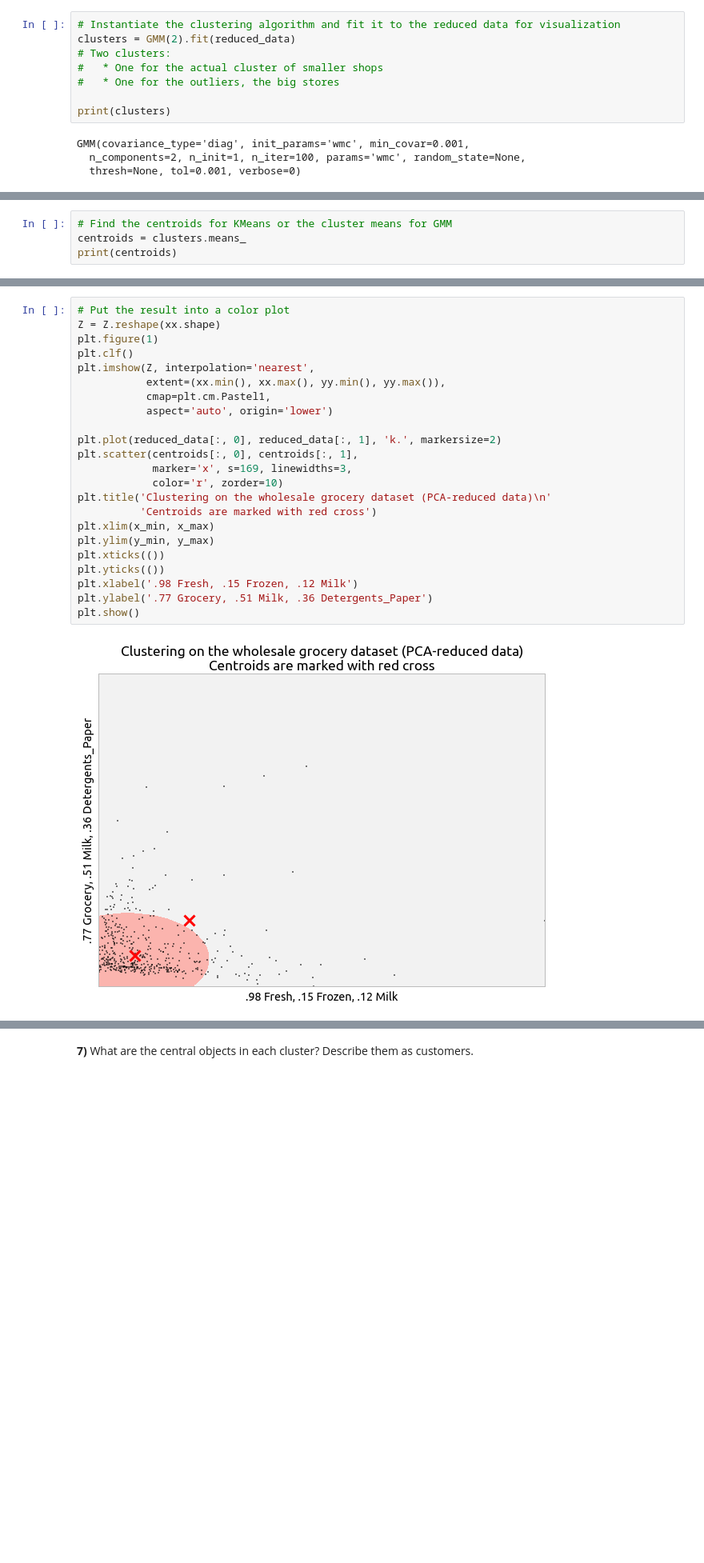
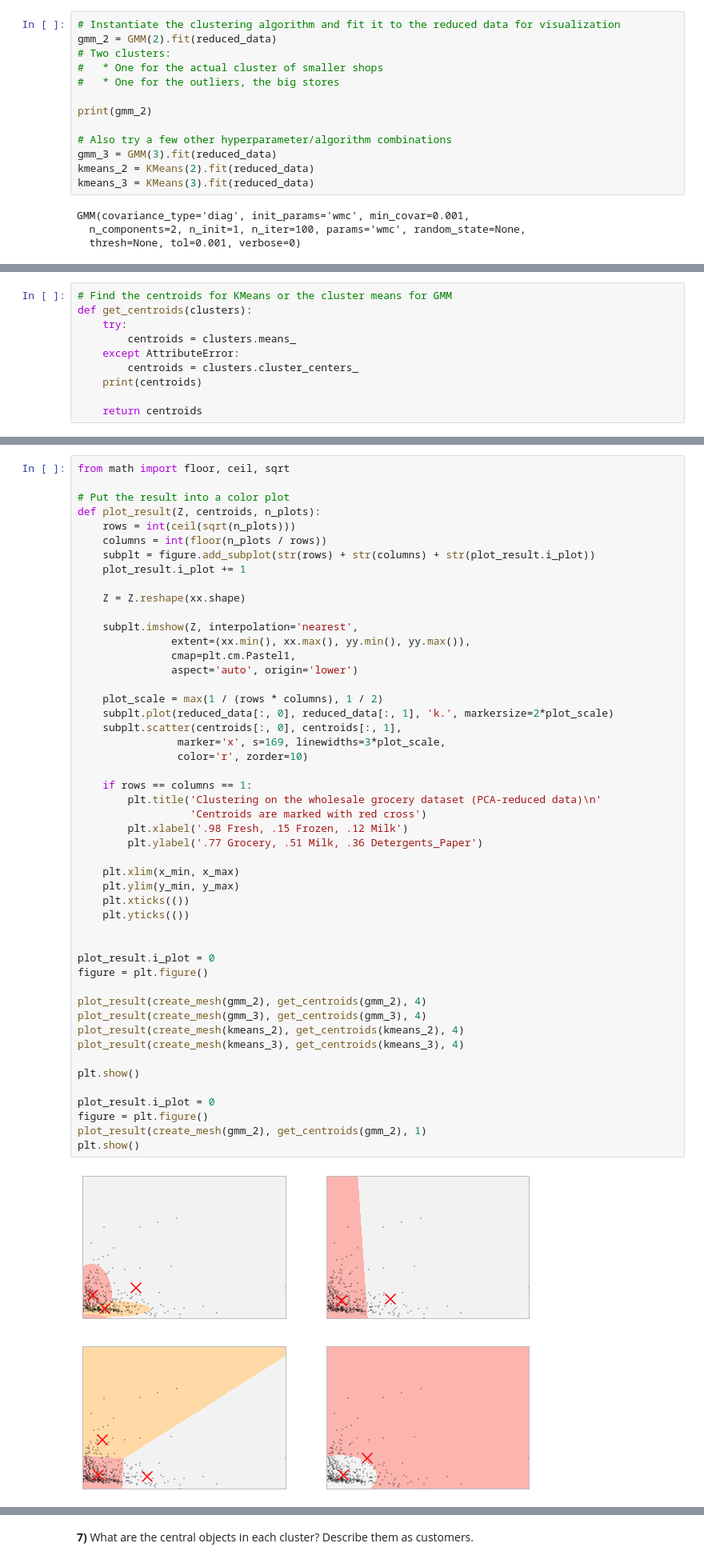
Before and after one commit to martinbede/customer-segmentation, a Jupyter notebook: customer_segments.ipynb, the cells around one changed output, grey strips where cells are left out. Shown at 80% size. Cells and saved outputs as stored; diff of their text form; blank space fills up the shorter version.

Commit message:
feat: Try and plot multiple clustering methods
Also updated some of the answers.

```diff
--- a/customer_segments.ipynb
+++ b/customer_segments.ipynb
@@ -172,11 +170,16 @@ print(reduced_data[:10])  # print upto 10 elements
 # %%
 # Instantiate the clustering algorithm and fit it to the reduced data for visualization
-clusters = GMM(2).fit(reduced_data)
+gmm_2 = GMM(2).fit(reduced_data)
 # Two clusters:
 #   * One for the actual cluster of smaller shops
 #   * One for the outliers, the big stores
 
-print(clusters)
+print(gmm_2)
+
+# Also try a few other hyperparameter/algorithm combinations
+gmm_3 = GMM(3).fit(reduced_data)
+kmeans_2 = KMeans(2).fit(reduced_data)
+kmeans_3 = KMeans(3).fit(reduced_data)
 # %% [output]
 GMM(covariance_type='diag', init_params='wmc', min_covar=0.001,
   n_components=2, n_init=1, n_iter=100, params='wmc', random_state=None,
@@ -194,4 +200,10 @@ Z = clusters.predict(np.c_[xx.ravel(), yy.ravel()])
 # %%
 # Find the centroids for KMeans or the cluster means for GMM
-centroids = clusters.means_
-print(centroids)
+def get_centroids(clusters):
+    try:
+        centroids = clusters.means_
+    except AttributeError:
+        centroids = clusters.cluster_centers_
+    print(centroids)
+
+    return centroids
@@ -201,25 +210,51 @@ print(centroids)
 # %%
+from math import floor, ceil, sqrt
+
 # Put the result into a color plot
-Z = Z.reshape(xx.shape)
-plt.figure(1)
-plt.clf()
-plt.imshow(Z, interpolation='nearest',
-           extent=(xx.min(), xx.max(), yy.min(), yy.max()),
-           cmap=plt.cm.Pastel1,
-           aspect='auto', origin='lower')
+def plot_result(Z, centroids, n_plots):
+    rows = int(ceil(sqrt(n_plots)))
+    columns = int(floor(n_plots / rows))
+    subplt = figure.add_subplot(str(rows) + str(columns) + str(plot_result.i_plot))
+    plot_result.i_plot += 1
 
-plt.plot(reduced_data[:, 0], reduced_data[:, 1], 'k.', markersize=2)
-plt.scatter(centroids[:, 0], centroids[:, 1],
-            marker='x', s=169, linewidths=3,
-            color='r', zorder=10)
-plt.title('Clustering on the wholesale grocery dataset (PCA-reduced data)\n'
-          'Centroids are marked with red cross')
-plt.xlim(x_min, x_max)
-plt.ylim(y_min, y_max)
-plt.xticks(())
-plt.yticks(())
-plt.xlabel('.98 Fresh, .15 Frozen, .12 Milk')
-plt.ylabel('.77 Grocery, .51 Milk, .36 Detergents_Paper')
+    Z = Z.reshape(xx.shape)
+
+    subplt.imshow(Z, interpolation='nearest',
+               extent=(xx.min(), xx.max(), yy.min(), yy.max()),
+               cmap=plt.cm.Pastel1,
+               aspect='auto', origin='lower')
+
+    plot_scale = max(1 / (rows * columns), 1 / 2)
+    subplt.plot(reduced_data[:, 0], reduced_data[:, 1], 'k.', markersize=2*plot_scale)
+    subplt.scatter(centroids[:, 0], centroids[:, 1],
+                marker='x', s=169, linewidths=3*plot_scale,
+                color='r', zorder=10)
+
+    if rows == columns == 1:
+        plt.title('Clustering on the wholesale grocery dataset (PCA-reduced data)\n'
+                  'Centroids are marked with red cross')
+        plt.xlabel('.98 Fresh, .15 Frozen, .12 Milk')
+        plt.ylabel('.77 Grocery, .51 Milk, .36 Detergents_Paper')
+
+    plt.xlim(x_min, x_max)
+    plt.ylim(y_min, y_max)
+    plt.xticks(())
+    plt.yticks(())
+
+
+plot_result.i_plot = 0
+figure = plt.figure()
+
+plot_result(create_mesh(gmm_2), get_centroids(gmm_2), 4)
+plot_result(create_mesh(gmm_3), get_centroids(gmm_3), 4)
+plot_result(create_mesh(kmeans_2), get_centroids(kmeans_2), 4)
+plot_result(create_mesh(kmeans_3), get_centroids(kmeans_3), 4)
+
 plt.show()
+
+plot_result.i_plot = 0
+figure = plt.figure()
+plot_result(create_mesh(gmm_2), get_centroids(gmm_2), 1)
+plt.show()
 # %% [output]
-[figure, old version]
+[figure, new version]
```
Also changed, not shown: parts of 9 cells of this notebook.
